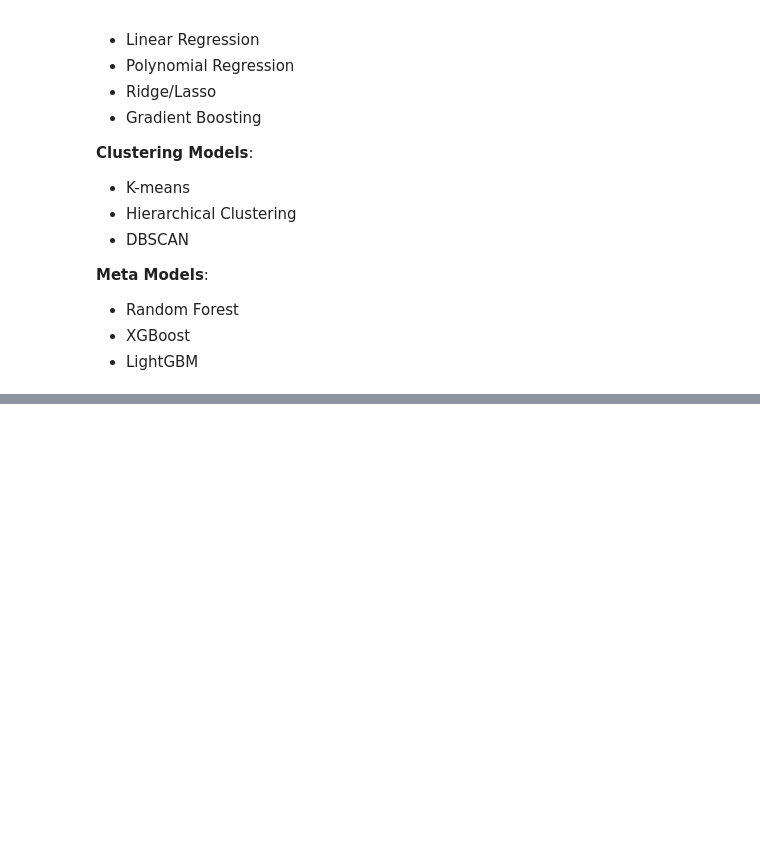
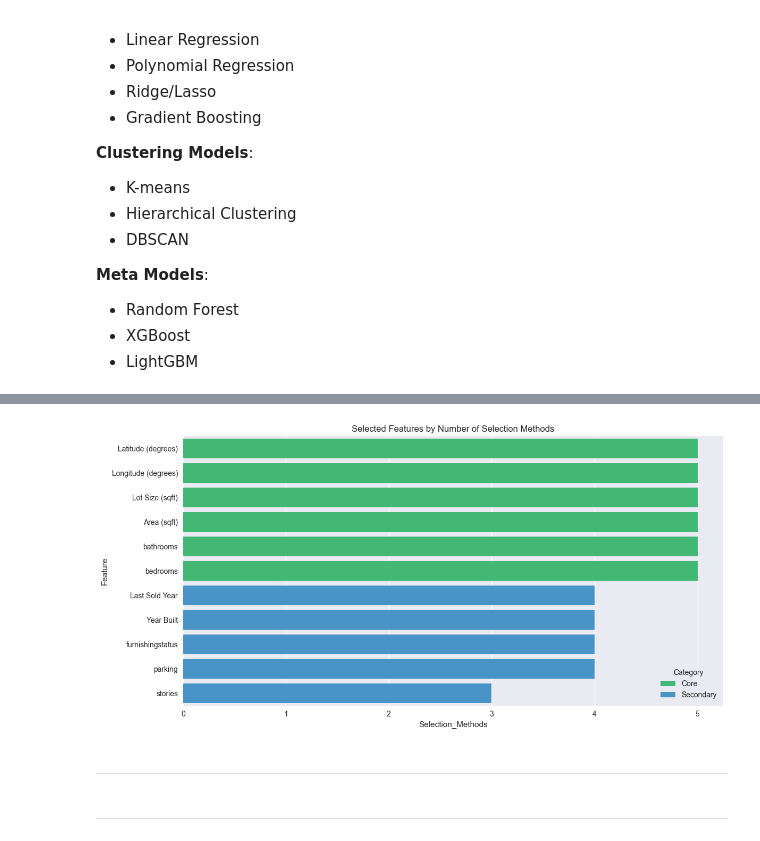
Before and after one commit to CSY2082-2425/assignment-1-ryantigi254, a Jupyter notebook: main_assginment.ipynb, the cells around one changed output, grey strips where cells are left out. Cells and saved outputs as stored; diff of their text form; code cells hidden in the pictures; blank space fills up the shorter version.

```diff
--- a/main_assginment.ipynb
+++ b/main_assginment.ipynb
@@ -367,0 +863,51 @@ This strategy ensures we meet all assignment requirements while implementing a m
+# %%
+def get_final_feature_set(df, min_votes=3):
+    # Define core features that were consistently selected across methods
+    core_features = [
+        'Latitude (degrees)', 'Longitude (degrees)',
+        'Lot Size (sqft)', 'Area (sqft)',
+        'bathrooms', 'bedrooms'
+    ]
+
+    # Define secondary features that were selected by multiple methods
+    secondary_features = [
+        'Last Sold Year', 'Year Built',
+        'furnishingstatus', 'parking', 'stories'
+    ]
+
+    # Combine features
+    selected_features = core_features + secondary_features
+
+    # Create feature importance summary
+    feature_importance = pd.DataFrame({
+        'Feature': selected_features,
+        'Category': ['Core']*len(core_features) + ['Secondary']*len(secondary_features),
+        'Selection_Methods': [5]*len(core_features) + [4,4,4,4,3]
+    })
+
+    return {
+        'features': selected_features,
+        'importance_summary': feature_importance,
+        'core_features': core_features,
+        'secondary_features': secondary_features
+    }
+
+# Use the function
+final_features = get_final_feature_set(df)
+
+# Create visualization
+plt.figure(figsize=(12, 6))
+sns.barplot(data=final_features['importance_summary'],
+            x='Selection_Methods',
+            y='Feature',
+            hue='Category',
+            palette=['#2ecc71', '#3498db'])
+plt.title('Selected Features by Number of Selection Methods')
+plt.tight_layout()
+plt.show()
+# %% [output]
+[figure, added]
+# %% [markdown]
+-----------------------------------------------------------------------------
+# %% [markdown]
+-----------------------------------------------------------------------------
```
Also changed, not shown: parts of 22 cells of this notebook, 3 other files.
